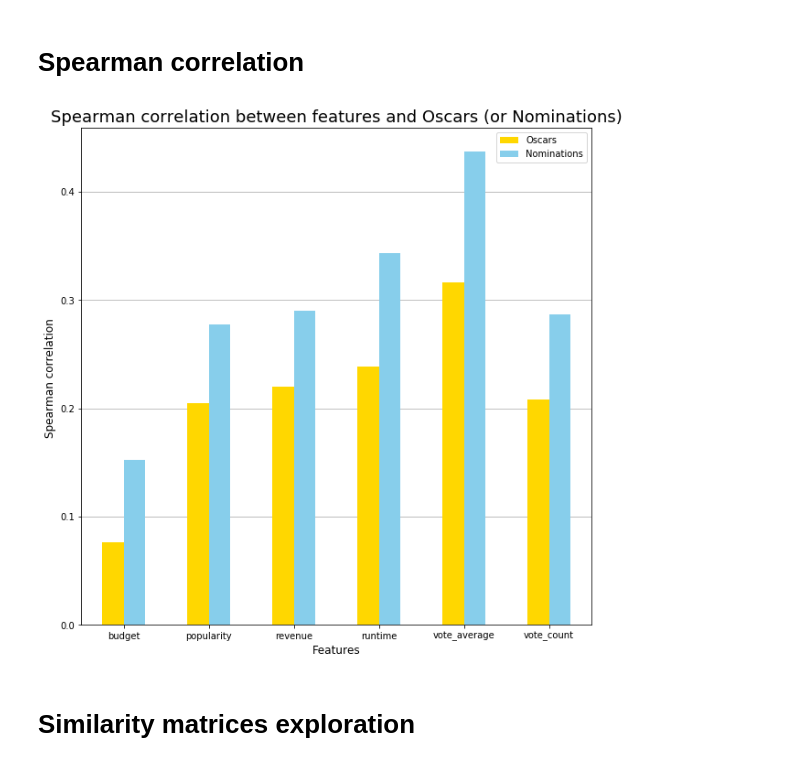
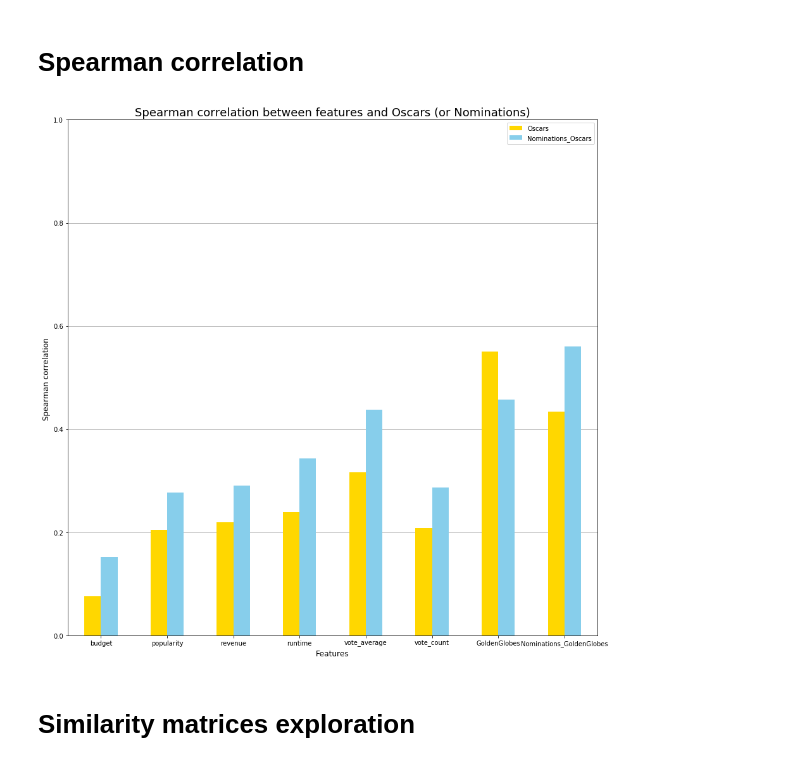
Before and after one commit to antoine-spahr/NTDS, a Jupyter notebook: Project/Prior Exploration.ipynb, the cells around one changed output. Cells and saved outputs as stored; diff of their text form; code cells hidden in the pictures.

```diff
--- a/Project/Prior Exploration.ipynb
+++ b/Project/Prior Exploration.ipynb
@@ -34,0 +12,4 @@ nodes_attributes_df.head()
+# %%
+# Keeping only relevant features
+features_df = pd.read_csv(Data_path+'nodes_attributes.csv',index_col=0)
+features_df.drop(columns = ['title','id','ceremony_year'],inplace = True)
@@ -56,22 +46,23 @@ Percentage of movies having one or more Nominations: 0.178
 
 # We compute it between oscars (or nominations) and budget, popularity, revenue, runtime, vote average, vote count
 
-corr_df = nodes_attributes_df.corr(method = 'spearman').loc[:,['Oscars','Nominations']]
+corr_df = features_df.corr(method = 'spearman').loc[:,['Oscars','Nominations_Oscars']]
 
-# To remove reduntant information
-corr_df = corr_df.iloc[:-2,:]
+# To remove meaningless information (correlation between labels)
+corr_df = corr_df.drop(['Oscars','Nominations_Oscars'])
 # %%
 # Bar plots to visualize Spearman correlation
-ax = corr_df.plot.bar(rot=0,figsize=(10,10),color=['gold','skyblue'])
+ax = corr_df.plot.bar(rot=0,figsize=(15,15),color=['gold','skyblue'])
 
 ax.set_title("Spearman correlation between features and Oscars (or Nominations)",size=18)
+ax.set_ylim([0, 1])
 ax.set_xlabel("Features",size=12)
 ax.set_ylabel("Spearman correlation ",size=12)
 ax.grid(True, which='major', axis='y')
 ax.set_axisbelow(True)
 plt.show()
 # %% [output]
-[figure, old version]
+[figure, new version]
 # %% [markdown]
 # Similarity matrices exploration
 # %%
```
Also changed, not shown: parts of 9 cells of this notebook.
